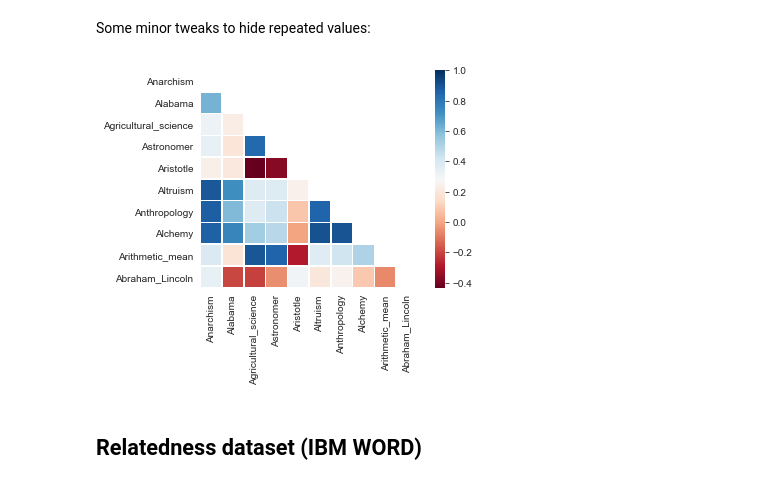
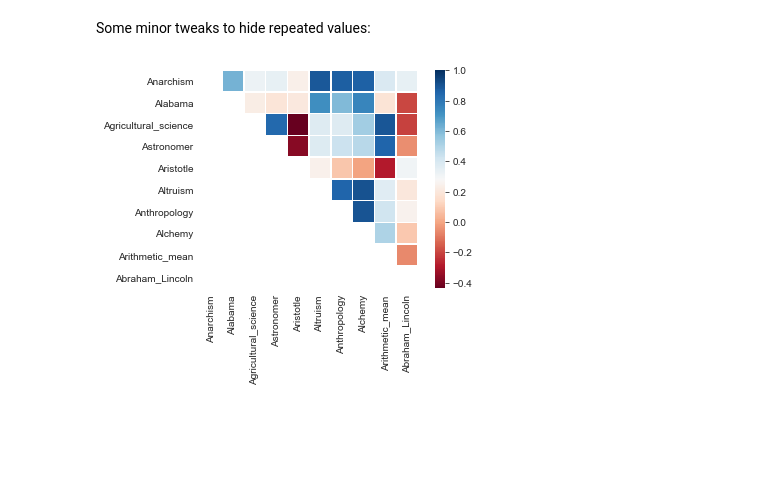
Before and after one commit to andrefs/mapi-faml-proj, a Jupyter notebook: code/heat.ipynb, the cells around one changed output. Saved outputs shown, nothing was run; the diff lists cells and outputs as text; code cells hidden in the pictures; blank space fills up the shorter version.

```diff
--- a/code/heat.ipynb
+++ b/code/heat.ipynb
@@ -23,11 +25,10 @@ Read embeddings data and calculate the heat matrix for the cosine between each p
 * `vectors` contains the embeddings
   * `vectors_small` contains only the first 10 entries (in order to be visualizable in this notebook)
 # %%
-data = pd.read_csv("embeddings.txt", header=None, delimiter=' ')
-data_n = data.values
+embs = pd.read_csv("../2_clean_datasets/embeddings.txt", header=None, delimiter=' ')
+embs_n = embs.values
 
-urls = data.iloc[:,0].to_numpy()
+urls = embs.iloc[:,0].to_numpy()
 urls = [u.replace('http://dbpedia.org/resource/' , '') for u in urls]
 
-vectors_small = data.iloc[:10,1:].to_numpy()
-vectors = data.iloc[:,1:].to_numpy()
+vectors_small = embs.iloc[:10,1:].to_numpy()
@@ -48,11 +70,9 @@ plt.show()
 Some minor tweaks to hide repeated values:
 # %%
 mask = np.zeros_like(cosines_small)
-mask[np.triu_indices_from(mask)] = True
+mask[np.tril_indices_from(mask)] = True
 with sns.axes_style("white"):
     ax = sns.heatmap(cosines_small, linewidth=0.5, mask=mask, vmax=1, square=True,cmap="RdBu", xticklabels=urls[:10], yticklabels=urls[:10])
     plt.show()
 # %% [output]
-[figure, old version]
+[figure, new version]
-# %% [markdown]
-## Relatedness dataset (IBM WORD)
```
Also changed, not shown: parts of 7 cells of this notebook, 16 other files.
